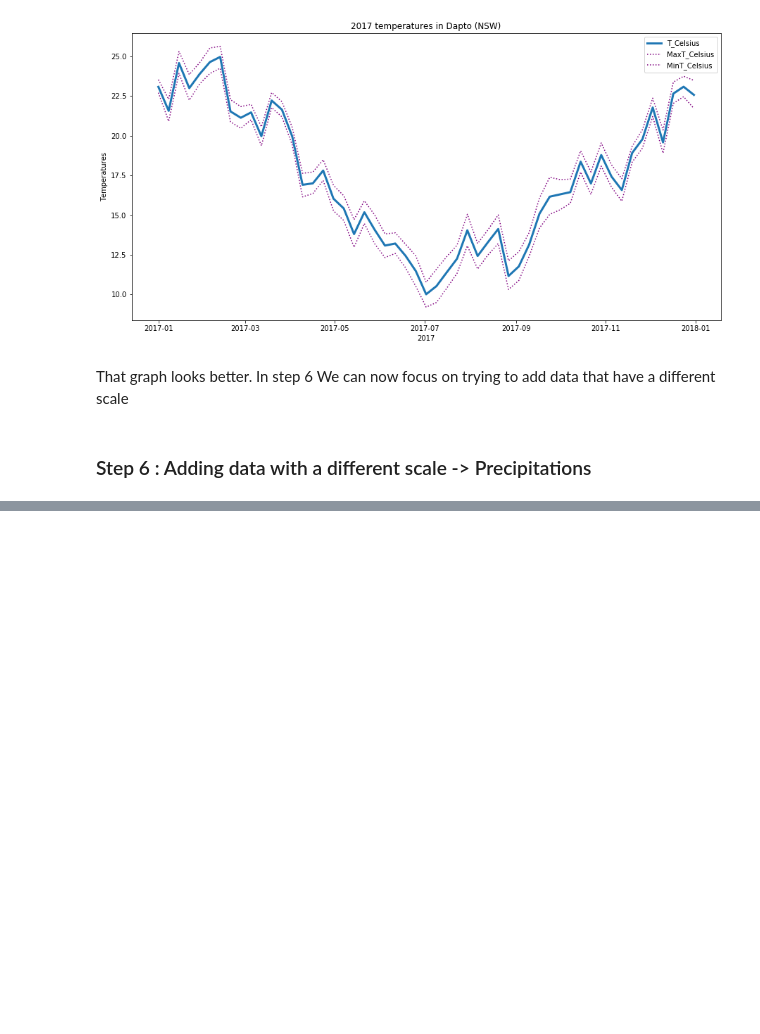
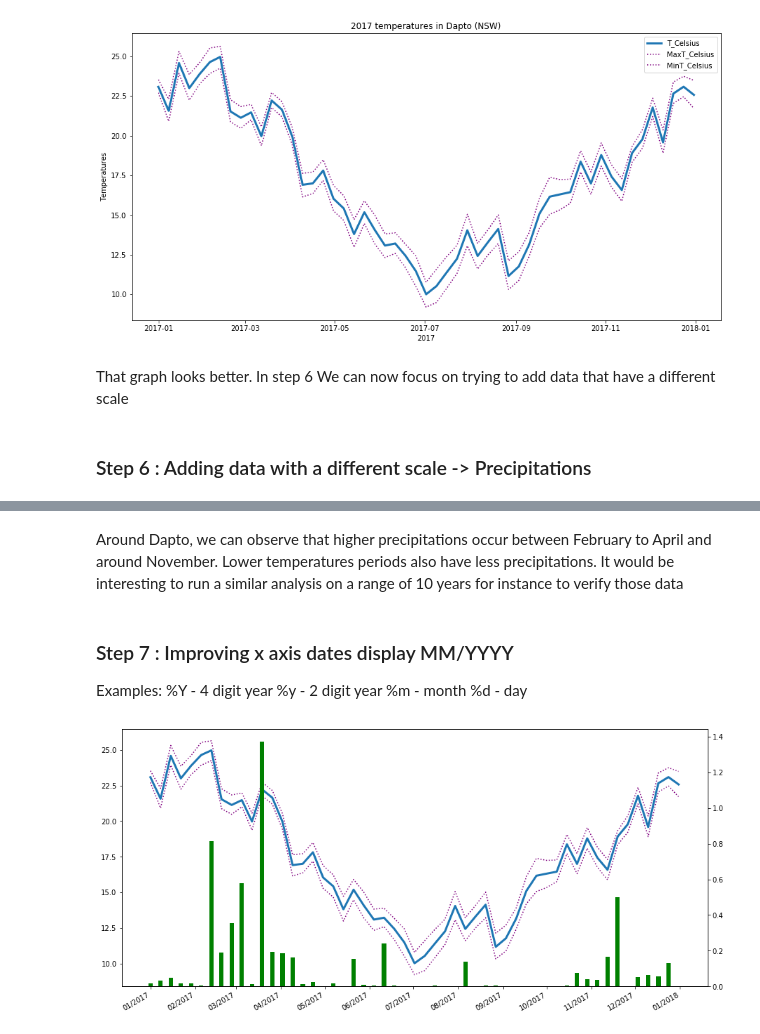
Before and after one commit to GuillaumeRouja/2019-Python-Data-Visualization, a Jupyter notebook: GR_BoM_displaying.ipynb, the cells around one changed output, grey strips where cells are left out. Cells and saved outputs as stored; diff of their text form; code cells hidden in the pictures; blank space fills up the shorter version.

Commit message:
Step 7 : Improving x axis dates display MM/YYYY

```diff
--- a/GR_BoM_displaying.ipynb
+++ b/GR_BoM_displaying.ipynb
@@ -177,0 +164,37 @@ ax.xaxis.set_major_formatter(mdates.DateFormatter('%b %d'))
+# %% [markdown]
+Around Dapto, we can observe that higher precipitations occur between February to April and around November. Lower temperatures periods also have less precipitations. It would be interesting to run a similar analysis on a range of 10 years for instance to verify those data
+# %% [markdown]
+### Step 7 : Improving x axis dates display MM/YYYY ###
+Examples: %Y - 4 digit year %y - 2 digit year %m - month %d - day
+# %%
+from matplotlib.dates import DateFormatter
+
+# Prepare the data we want to display
+
+fig, ax1 = plt.subplots()
+
+# Plot the data
+
+ax1.plot(x, df2['T_Celsius'],linewidth=3.0)
+ax1.plot(x, df2['MaxT_Celsius'],color='purple', linestyle='dotted')
+ax1.plot(x, df2['MinT_Celsius'],color='purple', linestyle='dotted')
+
+ax2 = ax1.twinx()
+ax2.bar(x, df2['Precip_mm'], color='green',width=3.0)
+
+# Define the date format
+myFmt = DateFormatter("%m/%Y")
+months = mdates.MonthLocator()  # every month
+
+# tell matplotlib to use the format specified above
+ax2.xaxis.set_major_formatter(myFmt);
+
+# Make sure each month is displayed
+ax2.xaxis.set_major_locator(months)
+
+#rotates and right aligns the x labels
+fig.autofmt_xdate()
+
+plt.show()
+# %% [output]
+[figure, added]
```
Also changed, not shown: parts of 2 cells of this notebook.
